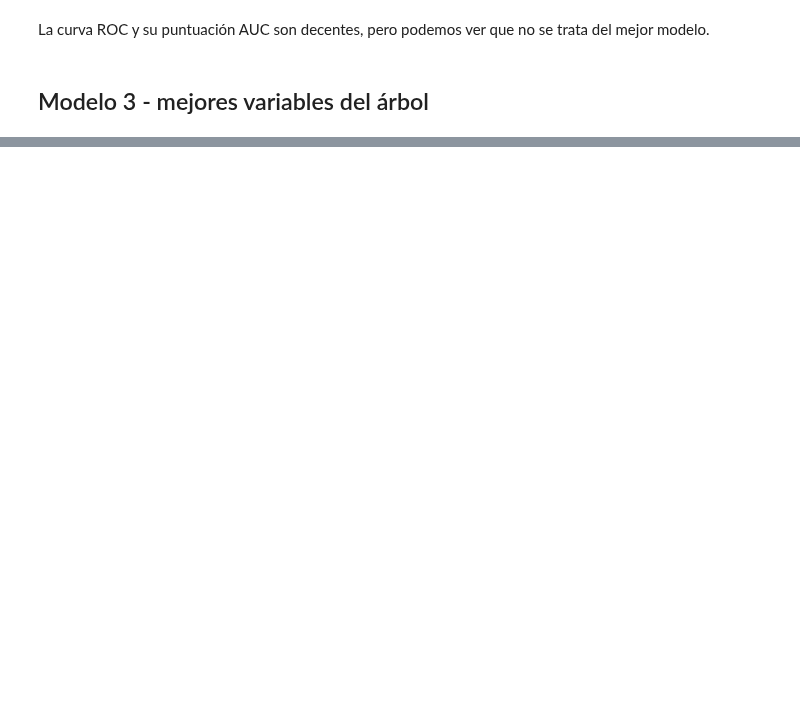
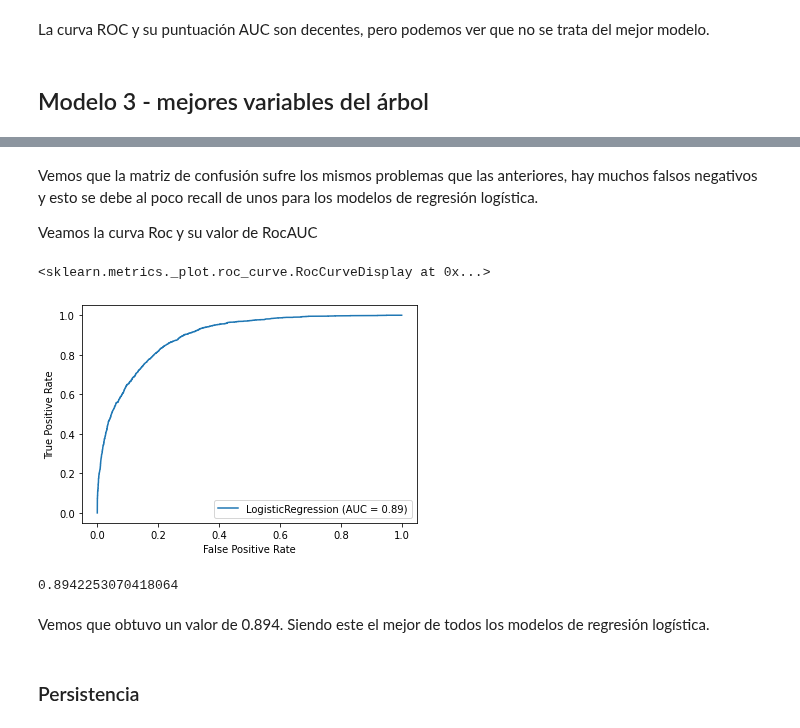
Before and after one commit to ncontinanza/tp-datos-1c2021-de-angelis-riva-continanza, a Jupyter notebook: Parte2/Regresion Logistica.ipynb, the cells around one changed output, grey strips where cells are left out. Drawn from its saved outputs; the diff is of its cells as text; code cells hidden in the pictures; blank space fills up the shorter version.

Commit message:
finalizado Regresión logística

```diff
--- a/Parte2/Regresion Logistica.ipynb
+++ b/Parte2/Regresion Logistica.ipynb
@@ -228,0 +306,17 @@ plt.show()
+# %% [markdown]
+Vemos que la matriz de confusión sufre los mismos problemas que las anteriores, hay muchos falsos negativos y esto se debe al poco recall de unos para los modelos de regresión logística.
+
+Veamos la curva Roc y su valor de RocAUC
+# %%
+plot_roc_curve(lr3, X_test_3, y_test_3)
+# %% [output]
+<sklearn.metrics._plot.roc_curve.RocCurveDisplay at 0x...>
+[figure, added]
+# %%
+roc_auc_score(y_test_3, lr3.predict_proba(X_test_3)[:,1])
+# %% [output]
+0.8942253070418064
+# %% [markdown]
+Vemos que obtuvo un valor de 0.894. Siendo este el mejor de todos los modelos de regresión logística.
+# %% [markdown]
+### Persistencia
```
Also changed, not shown: parts of 51 cells of this notebook, 3 other files.
